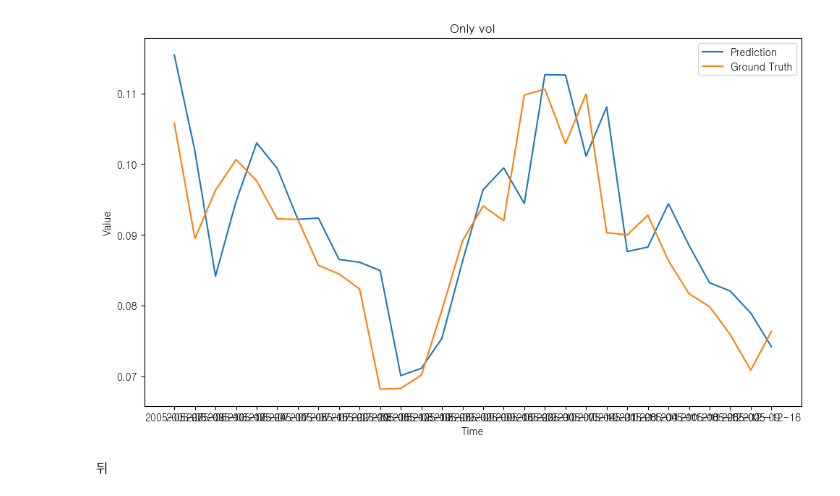
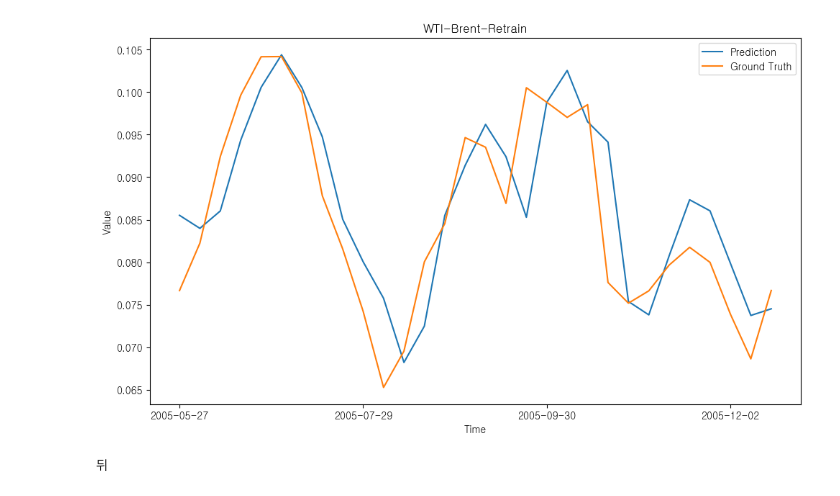
Before and after one commit to kimjuhwan1234/Volatility_Forecasting, a Jupyter notebook: EDA.ipynb, the cells around one changed output. Cells and saved outputs as stored; diff of their text form; code cells hidden in the pictures.

```diff
--- a/EDA.ipynb
+++ b/EDA.ipynb
@@ -9,7 +9,7 @@ plt.rcParams['image.interpolation'] = 'nearest'
 plt.rcParams['image.cmap'] = 'gray'
 plt.rc('font', family='GULIM')
 # %%
-pred1 = pd.read_csv('Files/BiLSTM/additionalX_SP.csv', index_col=0)
+pred1 = pd.read_csv('Files/BiLSTM/additionalX_BZ.csv', index_col=0)
 pred1=pred1.iloc[:-2,:]
 # pred2=pd.read_csv('Files/Backbone_BiLSTM_SP.csv', index_col=0)
 gt = pd.read_csv('Database/spot_std/SP_vol.csv', index_col=0)
@@ -21,17 +21,17 @@ pred1.index = pd.to_datetime(pred1.index)
 # %%
 plt.figure(figsize=(10, 6))
 plt.plot(pred1['Predictions'].iloc[0:-2], label='Prediction')
 plt.plot(pred1['Ground Truths'].iloc[0:-2], label='Ground Truth')
 # plt.plot(gt.iloc[0:10], label='Ground Truth')
-plt.title('Only vol')
+plt.title('WTI-Brent-Retrain')
 plt.xlabel('Time')
 plt.ylabel('Value')
 plt.legend()
-plt.xticks(pred1.index[0:-2:1])
+plt.xticks(pred1.index[0:-2:9])
 plt.tight_layout()
 plt.show()
 # %% [output]
-[figure, old version]
+[figure, new version]
 # %%
 def calculate_mae(gt, output):
     mae = mean_absolute_error(gt, output)
```
Also changed, not shown: 17 other files.
